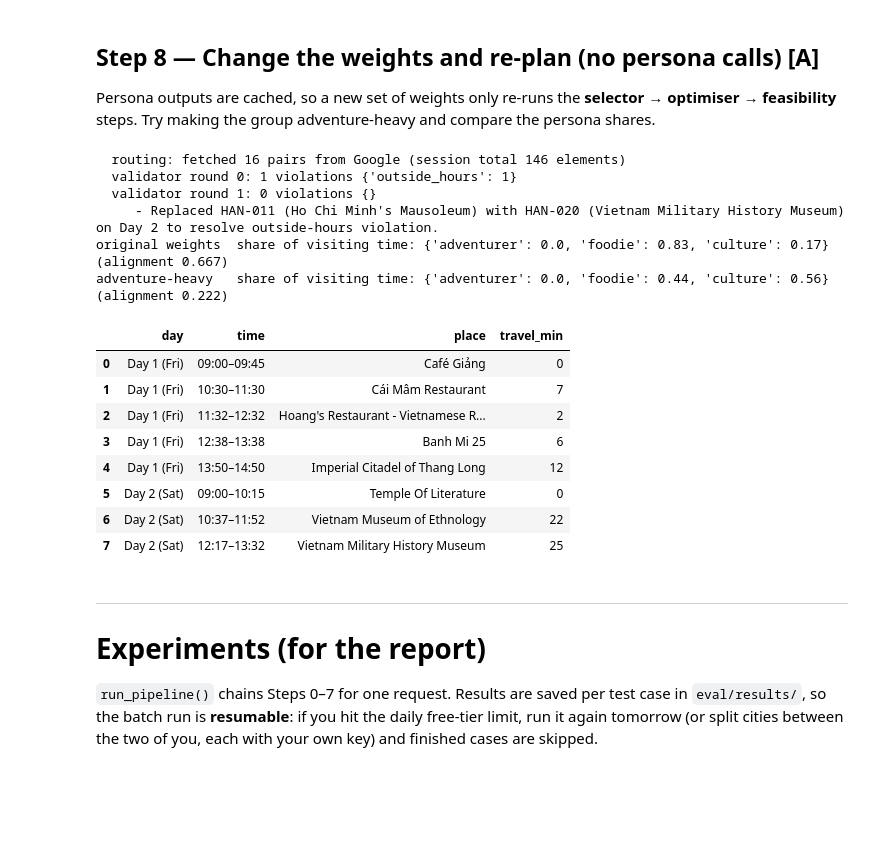
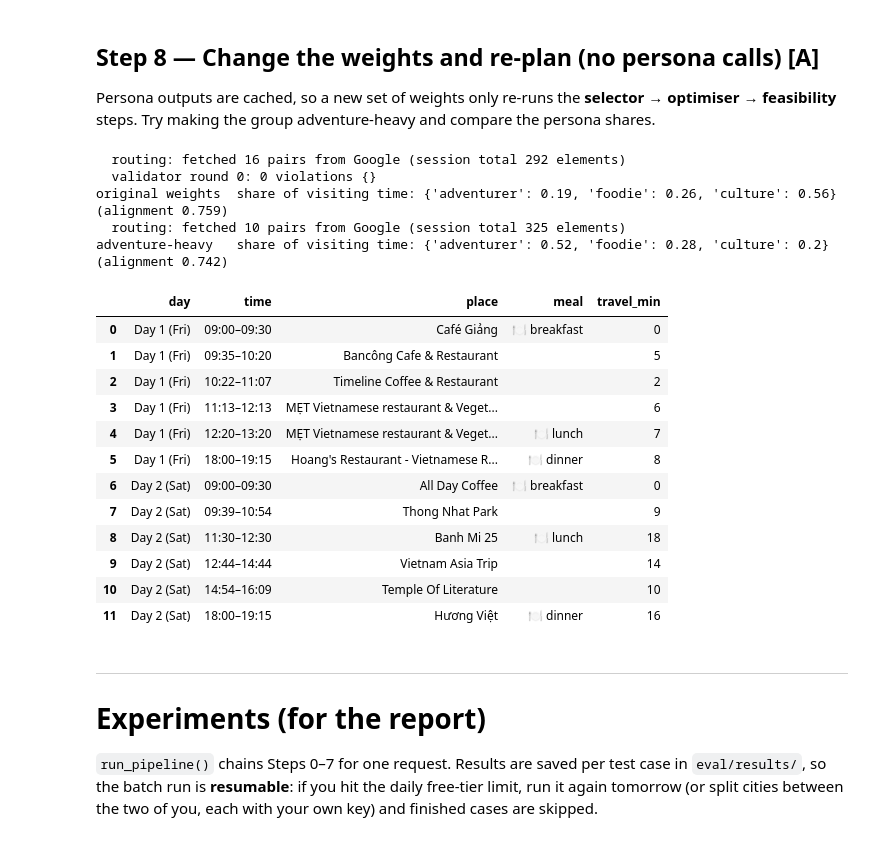
Before and after one commit to Wengzhuohang/TravelWithAgents, a Jupyter notebook: TravelWithAgents.ipynb, the cells around one changed output. Cells and saved outputs as stored; diff of their text form; code cells hidden in the pictures; blank space fills up the shorter version.

```diff
--- a/TravelWithAgents.ipynb
+++ b/TravelWithAgents.ipynb
@@ -1023,7 +1343,7 @@ needs **no new persona calls**. `PERSONA_TEMPERATURE` controls how varied the pe
 what the temperature experiment measures.
 # %%
 PERSONA_SYSTEM = """You are the {label} in a travel-planning team. {brief}
-Look at the trip request and the candidate places. Do two things, from YOUR point of view only:
+{meals_note}Look at the trip request and the candidate places. Do two things, from YOUR point of view only:
 1. Rate EVERY candidate place from 1 (would skip) to 5 (must do).
 2. Draft your own ideal timetable: for each day, a list of place ids in visiting order
    (about {per_day} places per day, respect opening hours and must_include).
@@ -1036,7 +1356,7 @@ PERSONA_CACHE = json.load(open(PERSONA_CACHE_PATH)) if os.path.exists(PERSONA_CA
 
 def _persona_key(persona, req, pool, temperature, run_id):
     base = json.dumps([persona, json.loads(_req_brief(req)), sorted(pool), temperature, run_id,
-                       MODELS[AGENT_ROLE["persona"]]["model"]], sort_keys=True)
+                       MODELS[AGENT_ROLE["persona"]]["model"], MEALS_ENABLED], sort_keys=True)
     return hashlib.sha1(base.encode()).hexdigest()
 
 def run_persona(persona, req, pool, temperature=0.7, run_id=0, verbose=True):
@@ -1052,7 +1372,8 @@ def run_persona(persona, req, pool, temperature=0.7, run_id=0, verbose=True):
         if not isinstance(o.get("draft"), list) or not o["draft"]:
             return "draft must be a non-empty list of days"
         return None
-    sys_ = PERSONA_SYSTEM.format(label=spec["label"], brief=spec["brief"], per_day=STOPS_PER_DAY[req["pace"]])
+    sys_ = PERSONA_SYSTEM.format(label=spec["label"], brief=spec["brief"], per_day=activities_per_day(req["pace"]),
+                                 meals_note=meals_note())
     user = f"Trip request:\n{_req_brief(req)}\n\nCandidates:\n{places_table(pool)}"
     o = chat_json(sys_, user, AGENT_ROLE["persona"], f"persona:{persona}", validate=validate,
                   temperature=temperature, max_tokens=3000)
@@ -1063,10 +1384,10 @@ def run_persona(persona, req, pool, temperature=0.7, run_id=0, verbose=True):
                 ratings[k] = max(1, min(5, int(round(float(v)))))
         except (TypeError, ValueError):
             pass
-    draft = [{"day": int(d.get("day", n + 1)), "stops": [s for s in d.get("stops", []) if s in poolset]}
+    draft = [{"day": n + 1, "stops": [stop_id(s) for s in day_stops(d) if stop_id(s) in poolset]}
              for n, d in enumerate(o["draft"][: req["days"]])]
     res = {"ratings": ratings, "draft": draft, "rationale": o.get("rationale", ""),
-           "invalid_ids": sum(1 for d in o["draft"] for s in d.get("stops", []) if s not in poolset)}
+           "invalid_ids": sum(1 for d in o["draft"] for s in day_stops(d) if stop_id(s) not in poolset)}
     PERSONA_CACHE[key] = res
     json.dump(PERSONA_CACHE, open(PERSONA_CACHE_PATH, "w"))
     return res
@@ -1566,13 +2074,14 @@ from Topic 6):
 # %%
 INTEREST_PERSONAS = ["adventurer", "foodie", "culture"]   # the Budget-keeper is judged on spend instead
 
-def persona_minutes(plan):
-    """Visiting minutes per interest persona (a stop matching several personas is split between them)."""
+def persona_minutes(plan, req):
+    """Visiting minutes per interest persona (a stop matching several personas is split between them).
+    Meals are left out: everyone eats, so they say nothing about the weights."""
     mins = defaultdict(float)
     for d in plan["days"]:
         for s in d["stops"]:
             p = PLACES.get(s["place_id"])
-            if not p:
+            if not p or is_meal_stop(s, req):
                 continue
             labels = set(p["tags"]) | {p["category"]}
             groups = [g for g in INTEREST_PERSONAS if labels & set(PERSONAS[g]["tags"])]
@@ -1585,7 +2094,7 @@ def plan_metrics(plan, req, weights):
     valid = [[s["place_id"] for s in d["stops"] if s.get("place_id") in PLACES] for d in plan["days"]]
     travel = sum(path_minutes(g) for g in valid)
     optimal = sum(path_minutes(best_order(g)) for g in valid)
-    mins = persona_minutes(plan)
+    mins = persona_minutes(plan, req)
     tot = sum(mins.values()) or 1
     share = {g: mins.get(g, 0) / tot for g in INTEREST_PERSONAS}
     w = normalize_weights(weights)
@@ -1612,21 +2121,16 @@ def _plan_for_judge(plan):
     out = []
     for d in plan["days"]:
         out.append(f"Day {d['day']} ({d['weekday']}):")
-        prev = None
         for s in d["stops"]:
-            pid = s.get("place_id")
-            p = PLACES.get(pid, {})
-            travel = f" [{travel_minutes(prev, pid)} min travel from previous stop]" if prev and p else ""
+            p = PLACES.get(s.get("place_id"), {})
             out.append(f"  {s.get('start')}-{s.get('end')} {p.get('name', s.get('name', '?'))} "
-                       f"({p.get('category', 'unknown place')}, ~{p.get('est_cost_usd', '?')} USD){travel}")
-            prev = pid if p else None
+                       f"({p.get('category', 'unknown place')}, ~{p.get('est_cost_usd', '?')} USD)")
     return "\n".join(out)
 
 JUDGE_SYSTEM = """You compare two travel itineraries for the same trip request. The order in which they are
 shown is random; do not favour the first one. Judge which one this group would be happier to actually follow:
 fit to their interests and stated weights, realistic timing, sensible geography, variety, and respecting the
-constraints. Travel minutes between stops are computed by code: a stop that starts before the previous stop's end
-plus its travel time cannot be reached in time. If they are equally good, say tie. Return ONLY JSON: {"winner": "1" | "2" | "tie", "reason": "one sentence"}"""
+constraints. If they are equally good, say tie. Return ONLY JSON: {"winner": "1" | "2" | "tie", "reason": "one sentence"}"""
 
 def judge_once(req, weights, first, second):
     user = (f"Trip request:\n{_req_brief(req)}\nPersona weights: {json.dumps(weights)}\n\n"
@@ -1675,7 +2179,16 @@ def evaluate(req, weights, plan_multi, plan_base, with_agent=True, verbose=True)
     if with_agent:
         flip = random.Random(json.dumps(_req_brief(req))).random() < 0.5    # random but reproducible A/B labels
         labels = {"A": plan_base, "B": plan_multi} if flip else {"A": plan_multi, "B": plan_base}
-        rep = run_evaluator_agent(req, weights, labels, verbose=verbose)
+        try:
+            rep = run_evaluator_agent(req, weights, labels, verbose=verbose)
+        except Exception as e:                       # e.g. a provider rejecting tool calls: retry on Groq
+            if MODELS[AGENT_ROLE["evaluator"]]["provider"] == "groq":
+                raise
+            print(f"  ⚠️ evaluator agent failed on {MODELS[AGENT_ROLE['evaluator']]['model']} "
+                  f"({type(e).__name__}); retrying with {MODELS['small']['model']}")
+            MODELS["evaluator_fallback"] = dict(MODELS["small"])
+            AGENT_ROLE["evaluator"] = "evaluator_fallback"
+            rep = run_evaluator_agent(req, weights, labels, verbose=verbose)
         unmask = {"A": "baseline" if flip else "multi_agent", "B": "multi_agent" if flip else "baseline", "tie": "tie"}
         rep["winner_unmasked"] = unmask.get(rep.get("winner"), "?")
         rep["label_map"] = {k: unmask[k] for k in ("A", "B")}
@@ -1717,28 +2229,31 @@ steps. Try making the group adventure-heavy and compare the persona shares.
 # %%
 NEW_WEIGHTS = {"adventurer": 0.7, "foodie": 0.1, "culture": 0.1, "budget": 0.1}
 
 sel2 = select_places(POOL, PERSONA_OUT, NEW_WEIGHTS, REQ)
-plan2, viol2, _ = feasibility_loop(optimise_route(sel2["selected"], REQ), POOL, sel2, REQ)
+plan2, viol2, _ = feasibility_loop(optimise_route(sel2["selected"], REQ, score=sel2["score"]), POOL, sel2, REQ)
 for name, pl, w in [("original weights", PLAN, WEIGHTS), ("adventure-heavy", plan2, NEW_WEIGHTS)]:
     m = plan_metrics(pl, REQ, w)
     print(f"{name:17s} share of visiting time: {m['persona_share']}  (alignment {m['persona_alignment']})")
 plan_df(plan2)
 # %% [output]
-  routing: fetched 16 pairs from Google (session total 146 elements)
-  validator round 0: 1 violations {'outside_hours': 1}
-  validator round 1: 0 violations {}
-     - Replaced HAN-011 (Ho Chi Minh's Mausoleum) with HAN-020 (Vietnam Military History Museum) on Day 2 to resolve outside-hours violation.
-original weights  share of visiting time: {'adventurer': 0.0, 'foodie': 0.83, 'culture': 0.17}  (alignment 0.667)
-adventure-heavy   share of visiting time: {'adventurer': 0.0, 'foodie': 0.44, 'culture': 0.56}  (alignment 0.222)
+  routing: fetched 16 pairs from Google (session total 292 elements)
+  validator round 0: 0 violations {}
+original weights  share of visiting time: {'adventurer': 0.19, 'foodie': 0.26, 'culture': 0.56}  (alignment 0.759)
+  routing: fetched 10 pairs from Google (session total 325 elements)
+adventure-heavy   share of visiting time: {'adventurer': 0.52, 'foodie': 0.28, 'culture': 0.2}  (alignment 0.742)
-|  | day | time | place | travel_min |
-| 0 | Day 1 (Fri) | 09:00–09:45 | Café Giảng | 0 |
-| 1 | Day 1 (Fri) | 10:30–11:30 | Cái Mâm Restaurant | 7 |
-| 2 | Day 1 (Fri) | 11:32–12:32 | Hoang's Restaurant - Vietnamese R... | 2 |
-| 3 | Day 1 (Fri) | 12:38–13:38 | Banh Mi 25 | 6 |
-| 4 | Day 1 (Fri) | 13:50–14:50 | Imperial Citadel of Thang Long | 12 |
-| 5 | Day 2 (Sat) | 09:00–10:15 | Temple Of Literature | 0 |
-| 6 | Day 2 (Sat) | 10:37–11:52 | Vietnam Museum of Ethnology | 22 |
-| 7 | Day 2 (Sat) | 12:17–13:32 | Vietnam Military History Museum | 25 |
+|  | day | time | place | meal | travel_min |
+| 0 | Day 1 (Fri) | 09:00–09:30 | Café Giảng | 🍽 breakfast | 0 |
+| 1 | Day 1 (Fri) | 09:35–10:20 | Bancông Cafe & Restaurant |  | 5 |
+| 2 | Day 1 (Fri) | 10:22–11:07 | Timeline Coffee & Restaurant |  | 2 |
+| 3 | Day 1 (Fri) | 11:13–12:13 | MẸT Vietnamese restaurant & Veget... |  | 6 |
+| 4 | Day 1 (Fri) | 12:20–13:20 | MẸT Vietnamese restaurant & Veget... | 🍽 lunch | 7 |
+| 5 | Day 1 (Fri) | 18:00–19:15 | Hoang's Restaurant - Vietnamese R... | 🍽 dinner | 8 |
+| 6 | Day 2 (Sat) | 09:00–09:30 | All Day Coffee | 🍽 breakfast | 0 |
+| 7 | Day 2 (Sat) | 09:39–10:54 | Thong Nhat Park |  | 9 |
+| 8 | Day 2 (Sat) | 11:30–12:30 | Banh Mi 25 | 🍽 lunch | 18 |
+| 9 | Day 2 (Sat) | 12:44–14:44 | Vietnam Asia Trip |  | 14 |
+| 10 | Day 2 (Sat) | 14:54–16:09 | Temple Of Literature |  | 10 |
+| 11 | Day 2 (Sat) | 18:00–19:15 | Hương Việt | 🍽 dinner | 16 |
 # %% [markdown]
 ---
 # Experiments (for the report)
```
Also changed, not shown: parts of 39 cells of this notebook, 11 other files.
